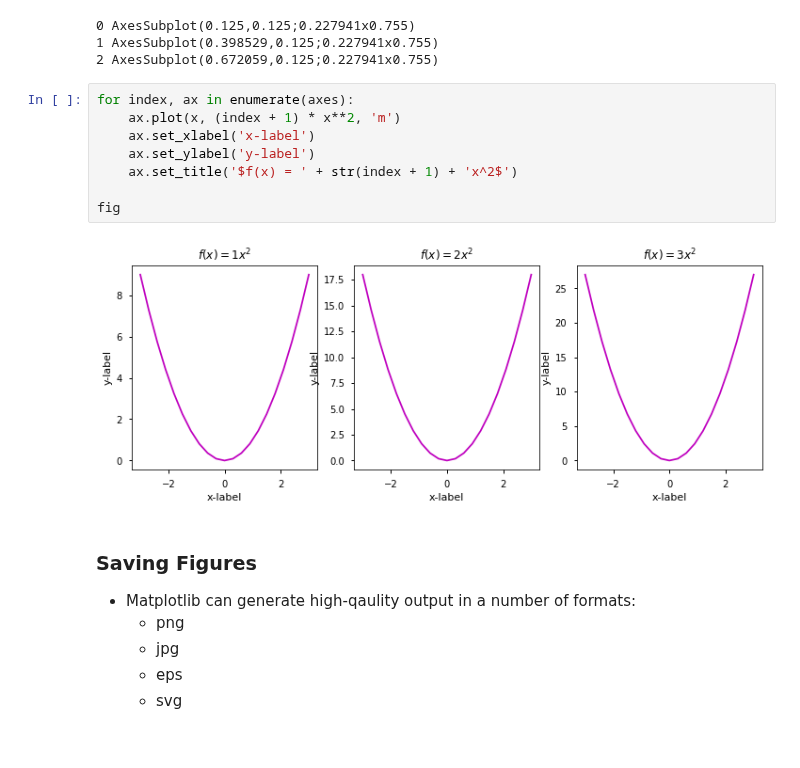
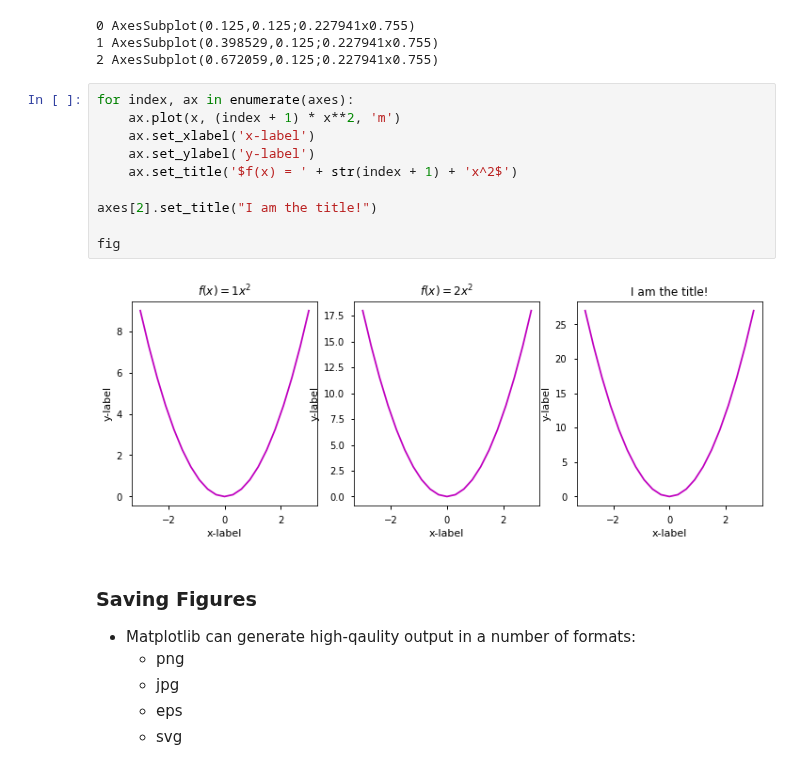
Before and after one commit to PaulToronto/Howard-University-Coursera-Linear-Algebra-For-Data-Science-Specialization, a Jupyter notebook: 1_1_2_Modeling_Data_in_Python.ipynb, the cells around one changed output. Drawn from its saved outputs; the diff is of its cells as text.

```diff
--- a/1_1_2_Modeling_Data_in_Python.ipynb
+++ b/1_1_2_Modeling_Data_in_Python.ipynb
@@ -305,13 +314,15 @@ for index, ax in enumerate(axes):
 # %%
 for index, ax in enumerate(axes):
     ax.plot(x, (index + 1) * x**2, 'm')
     ax.set_xlabel('x-label')
     ax.set_ylabel('y-label')
     ax.set_title('$f(x) = ' + str(index + 1) + 'x^2$')
 
+axes[2].set_title("I am the title!")
+
 fig
 # %% [output]
-[figure, old version]
+[figure, new version]
 # %% [markdown]
 ### Saving Figures
 
```
Also changed, not shown: parts of 2 cells of this notebook.
